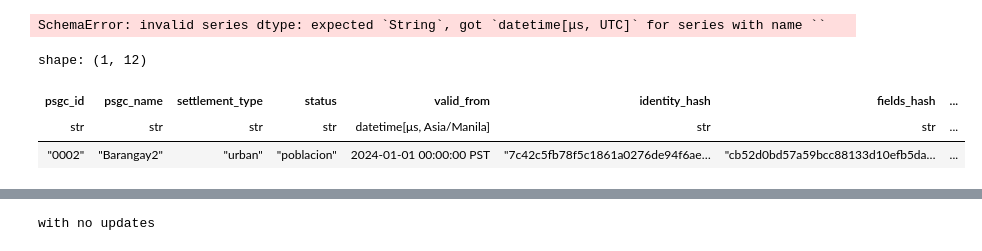
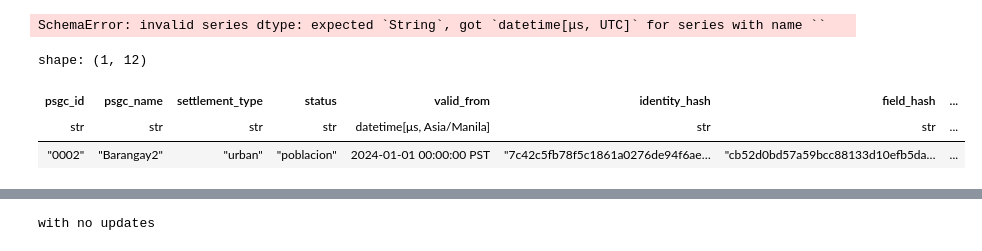
Before and after one commit to bendlikeabamboo/pap-datalab, a Jupyter notebook: notebook_pipelines/depdev.psgc.ipynb, the cells around one changed output, grey strips where cells are left out. Drawn from its saved outputs; the diff is of its cells as text; code cells hidden in the pictures.

```diff
--- a/notebook_pipelines/depdev.psgc.ipynb
+++ b/notebook_pipelines/depdev.psgc.ipynb
@@ -973,9 +1005,9 @@ sample_z = pl.DataFrame(
 first_df = DataChangeSet(x_df=None, y_df=sample_x, z_df=None)
 with_prev = DataChangeSet(x_df=first_df.y_df, y_df=sample_y, z_df=None)
 # %%
-with_prev.changes_in_x.filter(pl.col("durable_id").is_in(with_prev.updated_fields_in_y.get_column("durable_id").implode()))
+with_prev.updated_fields_viewed_from_x
 # %% [output]
 shape: (1, 12)
-| psgc_id | psgc_name | settlement_type | status | valid_from | identity_hash | fields_hash | ... |
+| psgc_id | psgc_name | settlement_type | status | valid_from | identity_hash | field_hash | ... |
 | str | str | str | str | datetime[μs, Asia/Manila] | str | str | ... |
 | "0002" | "Barangay2" | "urban" | "poblacion" | 2024-01-01 00:00:00 PST | "7c42c5fb78f5c1861a0276de94f6ae… | "cb52d0bd57a59bcc88133d10efb5da… | ... |
```
Also changed, not shown: parts of 3 cells of this notebook.
